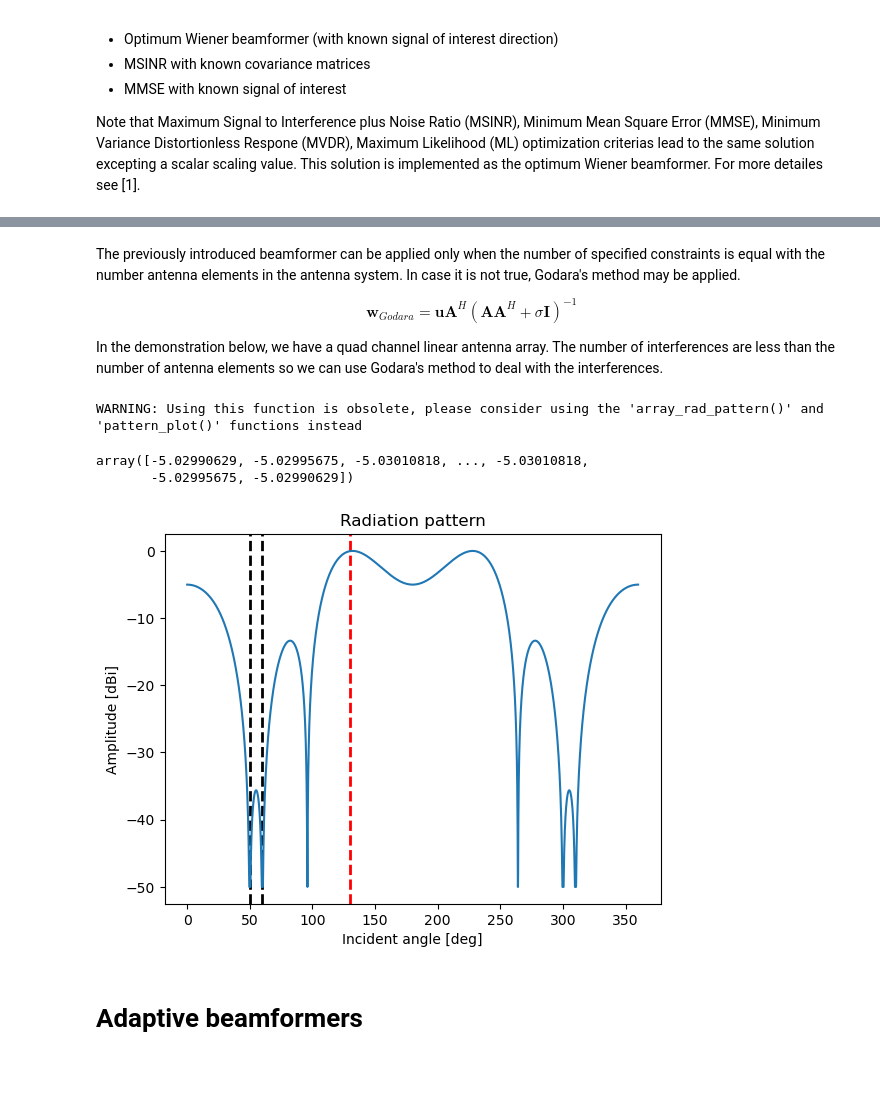
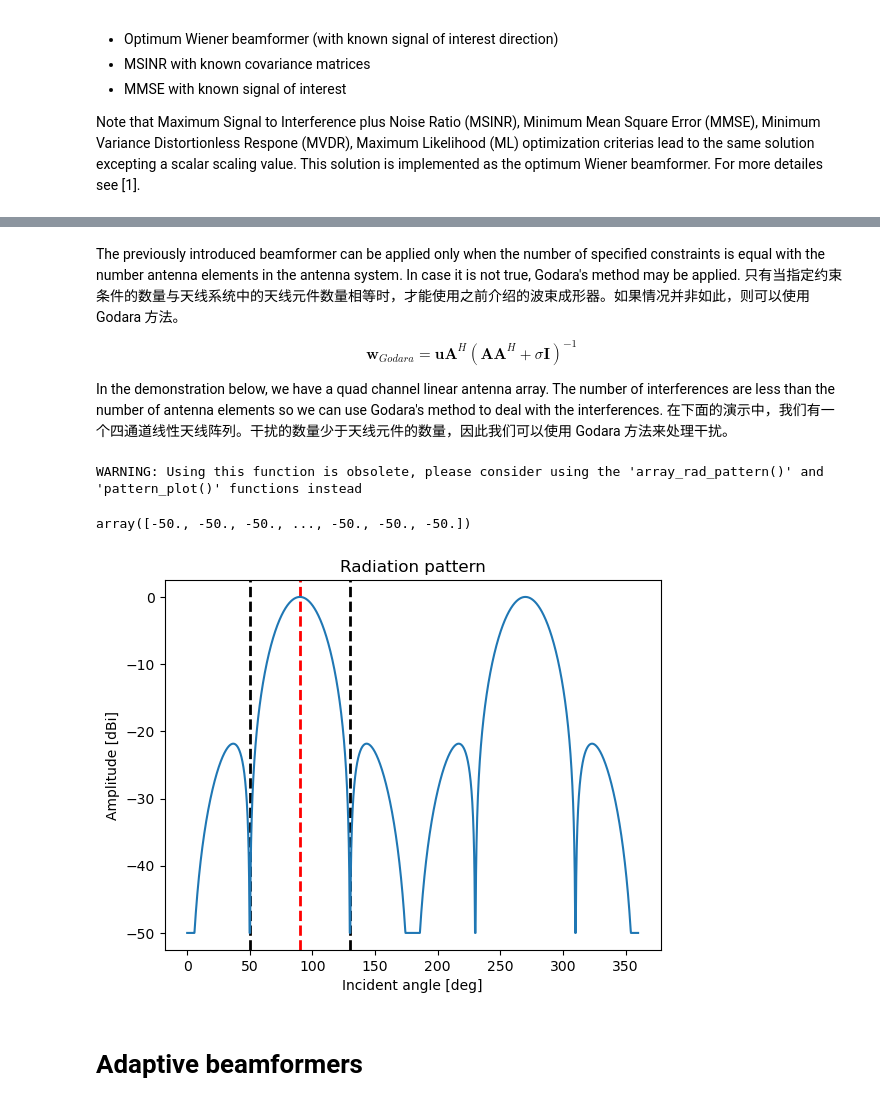
Before and after one commit to kinggaingain/pyArgus, a Jupyter notebook: nb_beamform.ipynb, the cells around one changed output, grey strips where cells are left out. Saved outputs shown, nothing was run; the diff lists cells and outputs as text; code cells hidden in the pictures; blank space fills up the shorter version.

```diff
--- a/nb_beamform.ipynb
+++ b/nb_beamform.ipynb
@@ -97,33 +99,34 @@ array([-9.00024659, -9.0003128 , -9.00051147, ..., -9.00051147,
 # %% [markdown]
 The previously introduced beamformer can be applied only when the number of specified constraints is equal with the number antenna elements in the antenna system. In case it is not true, Godara's method may be applied.
+只有当指定约束条件的数量与天线系统中的天线元件数量相等时，才能使用之前介绍的波束成形器。如果情况并非如此，则可以使用 Godara 方法。
 
 $$\textbf{w}_{Godara} =  \textbf{u} \textbf{A}^{H} \left(\textbf{A} \textbf{A}^H + \sigma \textbf{I} \right)^{-1}$$
 
 In the demonstration below, we have a quad channel linear antenna array. The number of interferences are less than the number of antenna elements so we can use Godara's method to deal with the interferences.
+在下面的演示中，我们有一个四通道线性天线阵列。干扰的数量少于天线元件的数量，因此我们可以使用 Godara 方法来处理干扰。
 # %%
-angles      = np.array([130,50,60])
+angles      = np.array([90,50,130])
 constraints = np.array([1,0,0])
 array_alignment = np.array([0.5, 1, 1.5, 2])
 
 # Calculate coefficient vector
 w_Godara_maxsir = bf.Goadar_max_sir_beamform(angles, constraints, array_alignment)
 
 # Plot the obtained beampattern
 figure = plt.figure()
 ax = figure.add_subplot(111)
 
 # mark incident angles on the figure
-ax.axvline(linestyle = '--',linewidth = 2,color = 'r',x = 130)
+ax.axvline(linestyle = '--',linewidth = 2,color = 'r',x = 90)
 ax.axvline(linestyle = '--',linewidth = 2,color = 'black',x = 50)
-ax.axvline(linestyle = '--',linewidth = 2,color = 'black',x = 60)
+ax.axvline(linestyle = '--',linewidth = 2,color = 'black',x = 130)
 
 p_array_alignment = np.array(([0.5, 1, 1.5, 2],[0, 0, 0, 0]))
 array_rad_pattern_plot(w = w_Godara_maxsir, array_alignment = p_array_alignment, axes =ax)
 # %% [output]
 WARNING: Using this function is obsolete, please consider using the 'array_rad_pattern()' and 'pattern_plot()' functions instead
-array([-5.02990629, -5.02995675, -5.03010818, ..., -5.03010818,
-       -5.02995675, -5.02990629])
+array([-50., -50., -50., ..., -50., -50., -50.])
-[figure, old version]
+[figure, new version]
 # %% [markdown]
 # Adaptive beamformers
 # %% [markdown]
```
Also changed, not shown: parts of 6 cells of this notebook, 7 other files.
